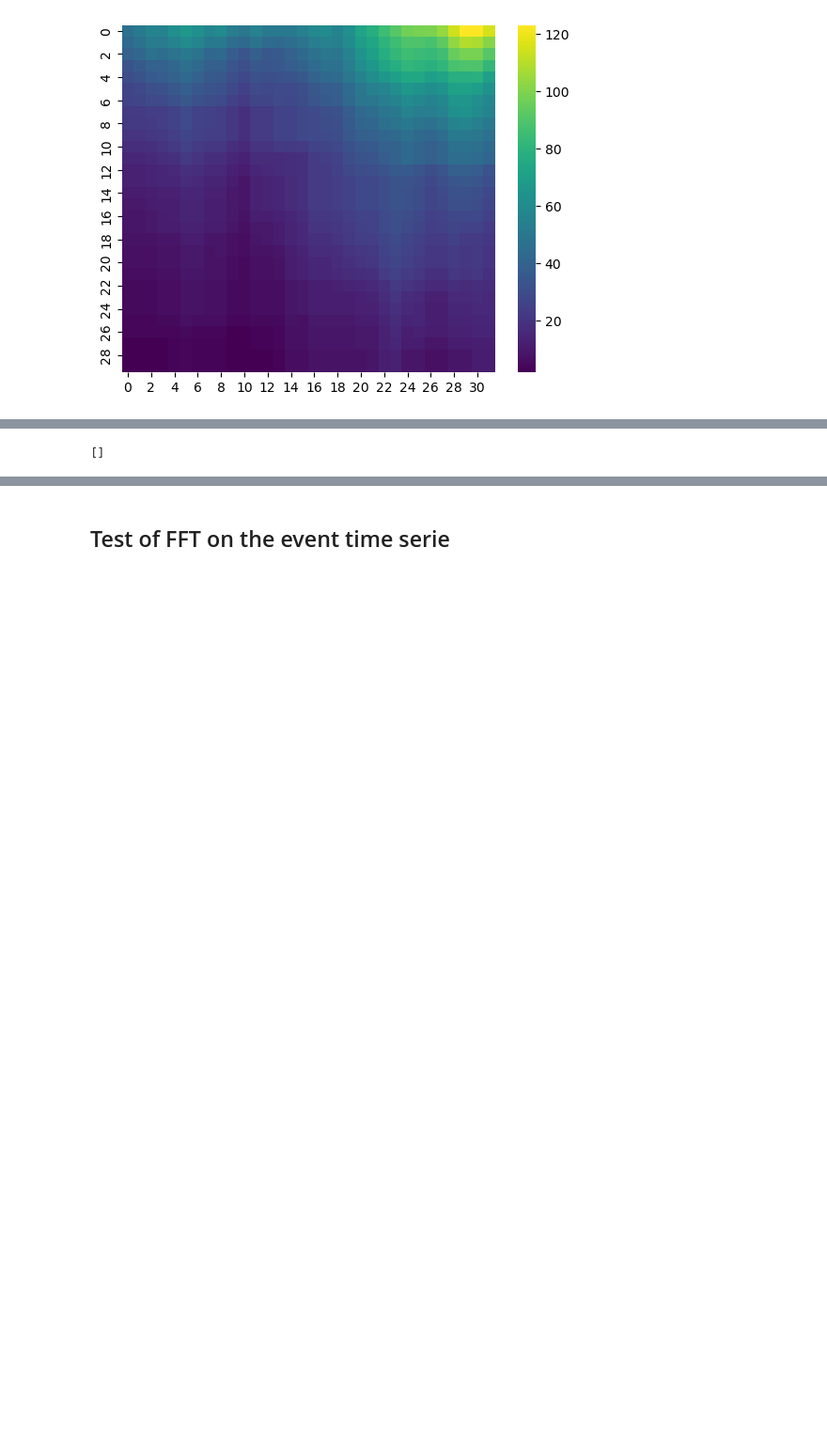
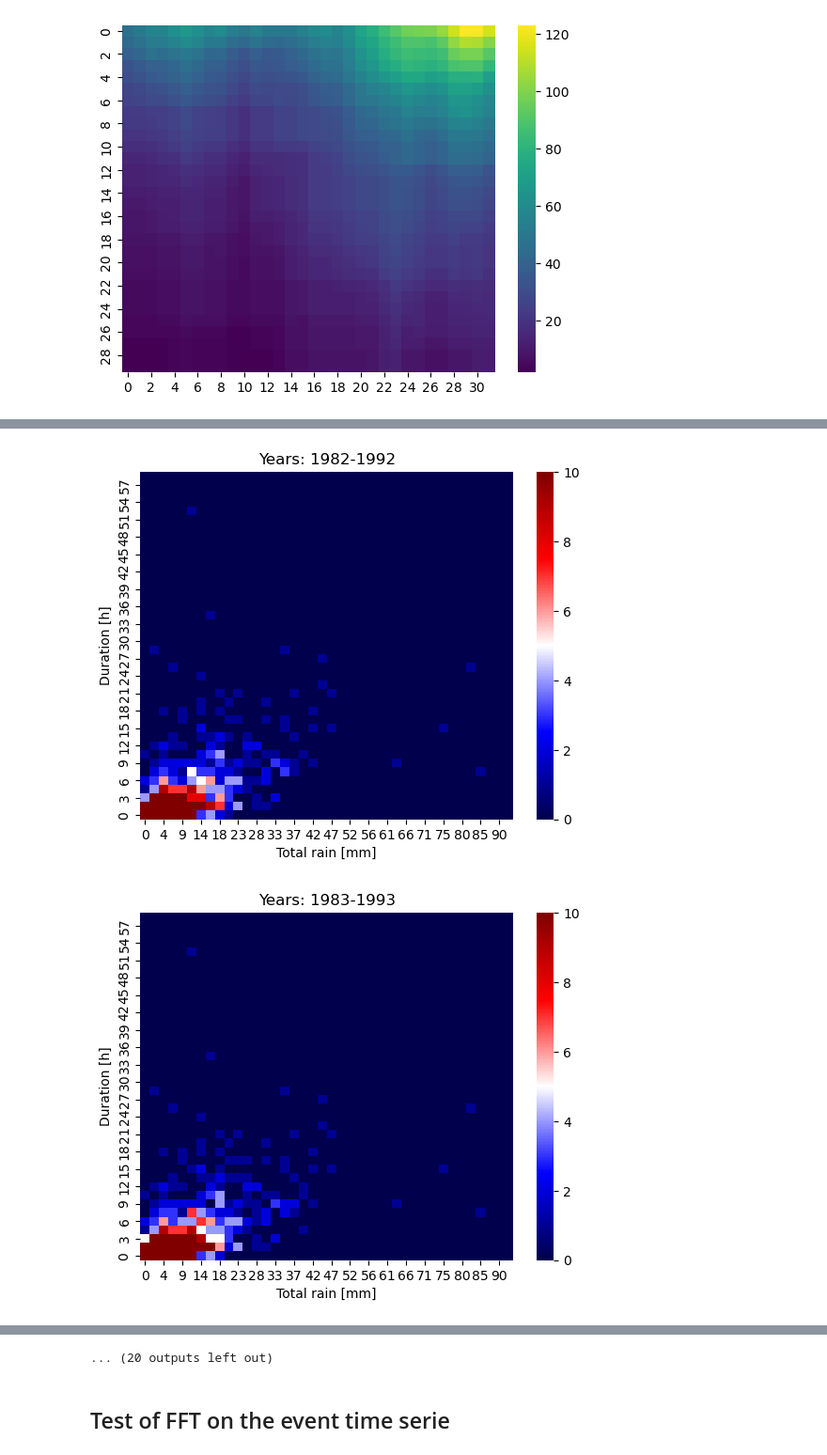
Before and after one commit to Eugnmttx/RainAnalysis, a Jupyter notebook: Version1/Event_separation.ipynb, the cells around one changed output, grey strips where cells are left out. Shown at 94% size. Cells and saved outputs as stored; diff of their text form; code cells hidden in the pictures; blank space fills up the shorter version.

```diff
--- a/Version1/Event_separation.ipynb
+++ b/Version1/Event_separation.ipynb
@@ -138,5 +133,31 @@ plt.show()
 # %%
-indices = np.where(durations > 80)[0]
-print(indices)
+width_mobile = 10
+num_mobile = years[-1]-years[0]-width_mobile
+grid = 40
+maxdur = durations[durations<durations.max()].max()
+maxint = events[events<events.max()].max()
+grid_int = np.linspace(0,maxint,grid)
+grid_dur = np.linspace(0,maxdur,grid)
+map_dur_int = np.zeros(shape=[num_mobile,grid,grid])
+
+for w in range(num_mobile):
+    for i in range(grid-1):
+        for j in range(grid-1):
+            mask = (start_times<np.datetime64(str(years[0]+w+width_mobile)+'-01-01'))&(start_times>=np.datetime64(str(years[0]+w)+'-01-01')) & (durations >= grid_dur[i]) & (durations < grid_dur[i+1]) & (events>=grid_int[j]) & (events<grid_int[j+1])
+            map_dur_int[w,i,j] = len(events[mask])
+            if map_dur_int[w,i,j] > 10:
+                map_dur_int[w,i,j] = 10
-# %% [output]
-[]
+# %%
+for w in range(num_mobile):
+    plt.figure()
+    ax = sns.heatmap(map_dur_int[w].transpose(), cmap='seismic')
+    plt.gca().invert_yaxis()
+    plt.title(f'Years: {years[0]+w}-{years[0]+w+width_mobile}')
+    ax.set_xticklabels(np.int64(grid_int[::2]))
+    ax.set_yticklabels(np.int64(grid_dur[::2]))
+    ax.set_xlabel('Total rain [mm]')
+    ax.set_ylabel('Duration [h]')
+    plt.savefig(f'../Plots/Animation/Frame_{w}.png')
+# %% [output]
+[figure, added]
+[figure, added]
@@ -143,3 +174,4 @@ print(indices)
+... (20 outputs left out)
 # %% [markdown]
 ## Test of FFT on the event time serie
 # %%
```
Also changed, not shown: parts of 3 cells of this notebook, 3 other files.
